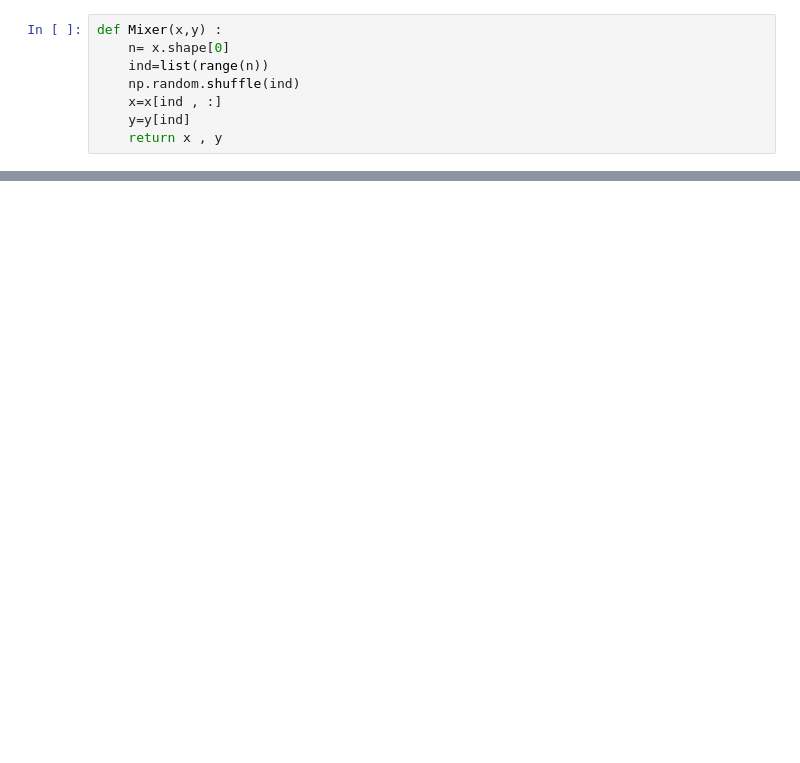
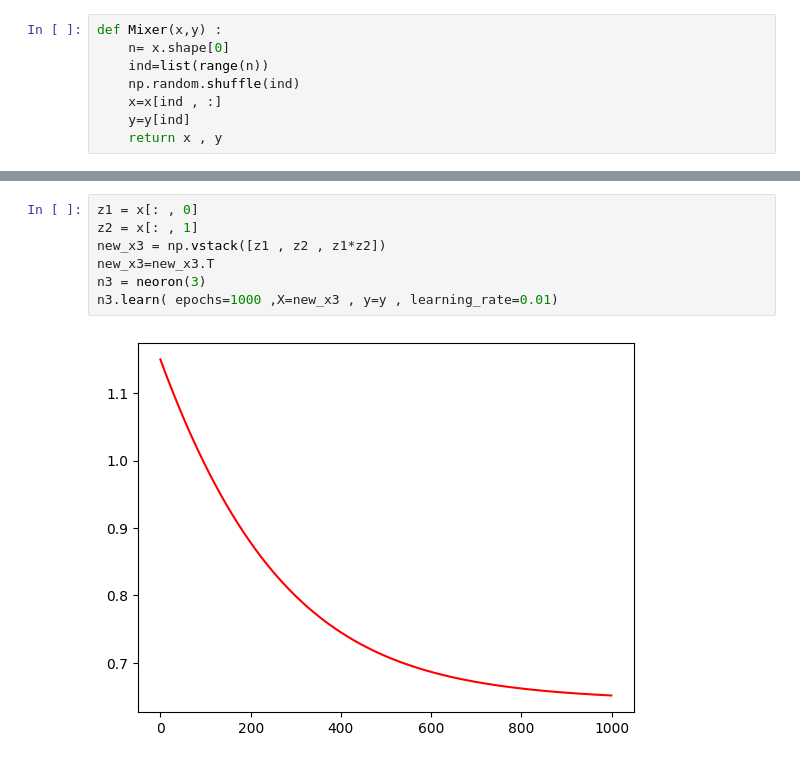
Before and after one commit to nimashomalii/single_Neuron, a Jupyter notebook: single_neuron.ipynb, the cells around one changed output, grey strips where cells are left out. Saved outputs shown, nothing was run; the diff lists cells and outputs as text; blank space fills up the shorter version.

```diff
--- a/single_neuron.ipynb
+++ b/single_neuron.ipynb
@@ -61,0 +57,9 @@ print(n1.weights)
+# %%
+z1 = x[: , 0]
+z2 = x[: , 1]
+new_x3 = np.vstack([z1 , z2 , z1*z2])
+new_x3=new_x3.T
+n3 = neoron(3)
+n3.learn( epochs=1000 ,X=new_x3 , y=y , learning_rate=0.01)
+# %% [output]
+[figure, added]
```
Also changed, not shown: parts of 7 cells of this notebook.
